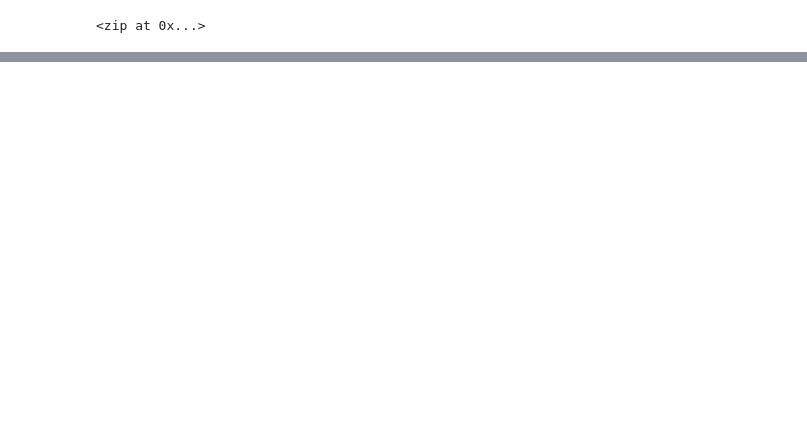
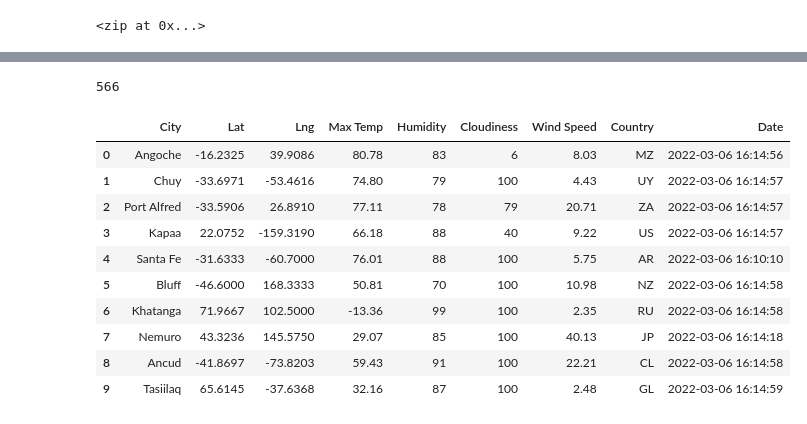
Before and after one commit to Dainita/World_Weather_Analysis, a Jupyter notebook: WeatherPy.ipynb, the cells around one changed output, grey strips where cells are left out. Saved outputs shown, nothing was run; the diff lists cells and outputs as text; code cells hidden in the pictures; blank space fills up the shorter version.

Commit message:
updating .gitignore and WeatherPY

```diff
--- a/WeatherPy.ipynb
+++ b/WeatherPy.ipynb
@@ -33,0 +40,4 @@ len(cities)
+# %%
+# Starting URL for Weather Map API Call.
+url = "http://api.openweathermap.org/data/2.5/weather?units=Imperial&APPID=" + weather_api_key
+print(url)
@@ -33,0 +130,20 @@ len(cities)
+# %%
+len(city_data)
+# %% [output]
+566
+# %%
+# Convert the array of dictionaries to a Pandas DataFrame.
+city_data_df = pd.DataFrame(city_data)
+city_data_df.head(10)
+# %% [output]
+|  | City | Lat | Lng | Max Temp | Humidity | Cloudiness | Wind Speed | Country | Date |
+| 0 | Angoche | -16.2325 | 39.9086 | 80.78 | 83 | 6 | 8.03 | MZ | 2022-03-06 16:14:56 |
+| 1 | Chuy | -33.6971 | -53.4616 | 74.80 | 79 | 100 | 4.43 | UY | 2022-03-06 16:14:57 |
+| 2 | Port Alfred | -33.5906 | 26.8910 | 77.11 | 78 | 79 | 20.71 | ZA | 2022-03-06 16:14:57 |
+| 3 | Kapaa | 22.0752 | -159.3190 | 66.18 | 88 | 40 | 9.22 | US | 2022-03-06 16:14:57 |
+| 4 | Santa Fe | -31.6333 | -60.7000 | 76.01 | 88 | 100 | 5.75 | AR | 2022-03-06 16:10:10 |
+| 5 | Bluff | -46.6000 | 168.3333 | 50.81 | 70 | 100 | 10.98 | NZ | 2022-03-06 16:14:58 |
+| 6 | Khatanga | 71.9667 | 102.5000 | -13.36 | 99 | 100 | 2.35 | RU | 2022-03-06 16:14:58 |
+| 7 | Nemuro | 43.3236 | 145.5750 | 29.07 | 85 | 100 | 40.13 | JP | 2022-03-06 16:14:18 |
+| 8 | Ancud | -41.8697 | -73.8203 | 59.43 | 91 | 100 | 22.21 | CL | 2022-03-06 16:14:58 |
+| 9 | Tasiilaq | 65.6145 | -37.6368 | 32.16 | 87 | 100 | 2.48 | GL | 2022-03-06 16:14:59 |
```
Also changed, not shown: parts of 7 cells of this notebook, 1 other file.
